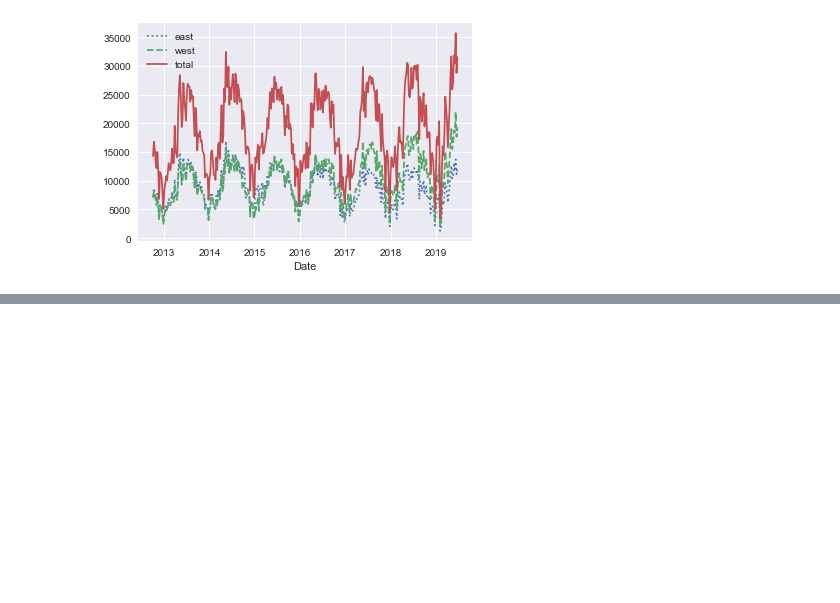
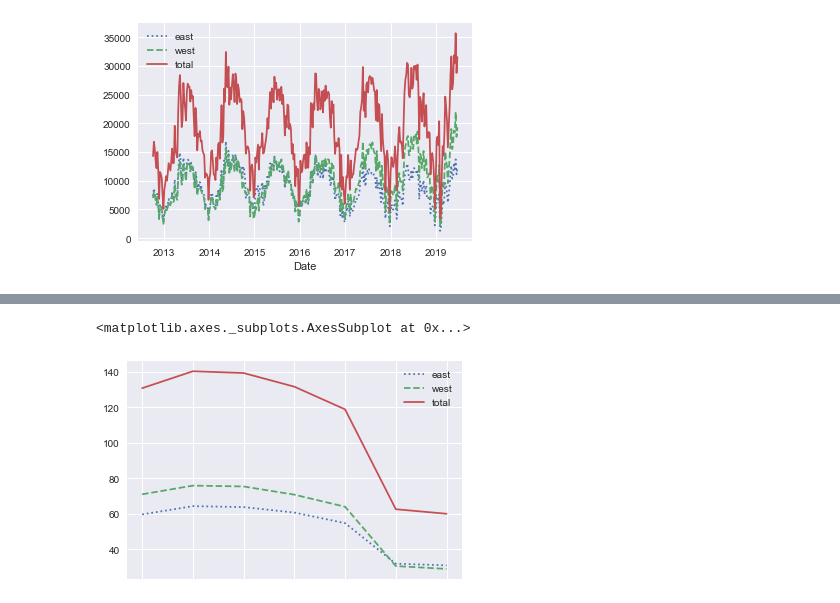
Before and after one commit to SpIIIII/jupyter-repo, a Jupyter notebook: Python Data Science Cookbook/Main.ipynb, the cells around one changed output, grey strips where cells are left out. Saved outputs shown, nothing was run; the diff lists cells and outputs as text; code cells hidden in the pictures; blank space fills up the shorter version.

```diff
--- a/Python Data Science Cookbook/Main.ipynb
+++ b/Python Data Science Cookbook/Main.ipynb
@@ -50,0 +77,7 @@ daily = data.resample('D')
+# %%
+by_weekday = data.groupby(data.index.dayofweek).mean()
+by_weekday.index = ['mon','tus','wen','thu','fri','sat','sun']
+by_weekday.plot(style = [':','--','-'])
+# %% [output]
+<matplotlib.axes._subplots.AxesSubplot at 0x...>
+[figure, added]
```
Also changed, not shown: parts of 7 cells of this notebook, 2 other files.
